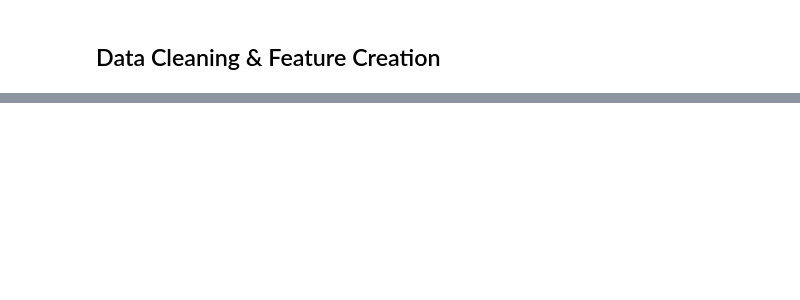
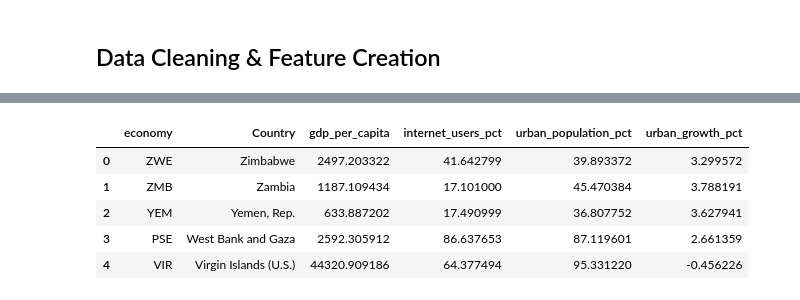
Before and after one commit to jandersen12/Machine-Learning-Endangered-Languages, a Jupyter notebook: Data-Cleaning/data-pipeline.ipynb, the cells around one changed output, grey strips where cells are left out. Drawn from its saved outputs; the diff is of its cells as text; code cells hidden in the pictures; blank space fills up the shorter version.

```diff
--- a/Data-Cleaning/data-pipeline.ipynb
+++ b/Data-Cleaning/data-pipeline.ipynb
@@ -354,0 +413,11 @@ urban_growth.head()
+# %%
+# Change ordinal columns to integers
+ordinal_cols = ["domains_of_use", "speaker_number", "speaker_number_trends", "transmission"]
+
+for col in ordinal_cols:
+    elcat_df[col] = pd.Categorical(
+        elcat_df[col].astype('Int64'),
+        ordered=True
+    )
+
+print(elcat_df.dtypes)
@@ -354,0 +496,37 @@ urban_growth.head()
+# %%
+def select_wb_value(wb_df, val_col_name):
+    """Identify the year columns in the World Bank DataFrames
+    and select the most recent non-null value for each country. """
+
+    year_cols = [col for col in wb_df.columns if re.match(r'YR\d{4}', str(col))]
+
+    # Forward fill values across years and select the most recent non-null value for each country
+    wb_df['_latest'] = wb_df[year_cols].ffill(axis=1).iloc[:, -1]
+
+    # Rename resulting columns
+    result = wb_df[['economy', 'Country', '_latest']].copy()
+    result = result.rename(columns= {'_latest': val_col_name})
+
+    return result
+# %%
+# Apply to all World Bank DataFrames
+
+gdp_clean = select_wb_value(gdp, 'gdp_per_capita')
+internet_clean = select_wb_value(internet, 'internet_users_pct')
+urban_pop_clean = select_wb_value(urban_pop, 'urban_population_pct')
+urban_growth_clean = select_wb_value(urban_growth, 'urban_growth_pct')
+# %%
+# Merge World Bank DataFrames
+
+wb_merged = (gdp_clean.merge(internet_clean, on=['economy', 'Country'], how= 'left')
+                        .merge(urban_pop_clean, on=['economy', 'Country'], how= 'left')
+                        .merge(urban_growth_clean, on=['economy', 'Country'], how= 'left'))
+
+wb_merged.head()
+# %% [output]
+|  | economy | Country | gdp_per_capita | internet_users_pct | urban_population_pct | urban_growth_pct |
+| 0 | ZWE | Zimbabwe | 2497.203322 | 41.642799 | 39.893372 | 3.299572 |
+| 1 | ZMB | Zambia | 1187.109434 | 17.101000 | 45.470384 | 3.788191 |
+| 2 | YEM | Yemen, Rep. | 633.887202 | 17.490999 | 36.807752 | 3.627941 |
+| 3 | PSE | West Bank and Gaza | 2592.305912 | 86.637653 | 87.119601 | 2.661359 |
+| 4 | VIR | Virgin Islands (U.S.) | 44320.909186 | 64.377494 | 95.331220 | -0.456226 |
```
Also changed, not shown: parts of 32 cells of this notebook.
